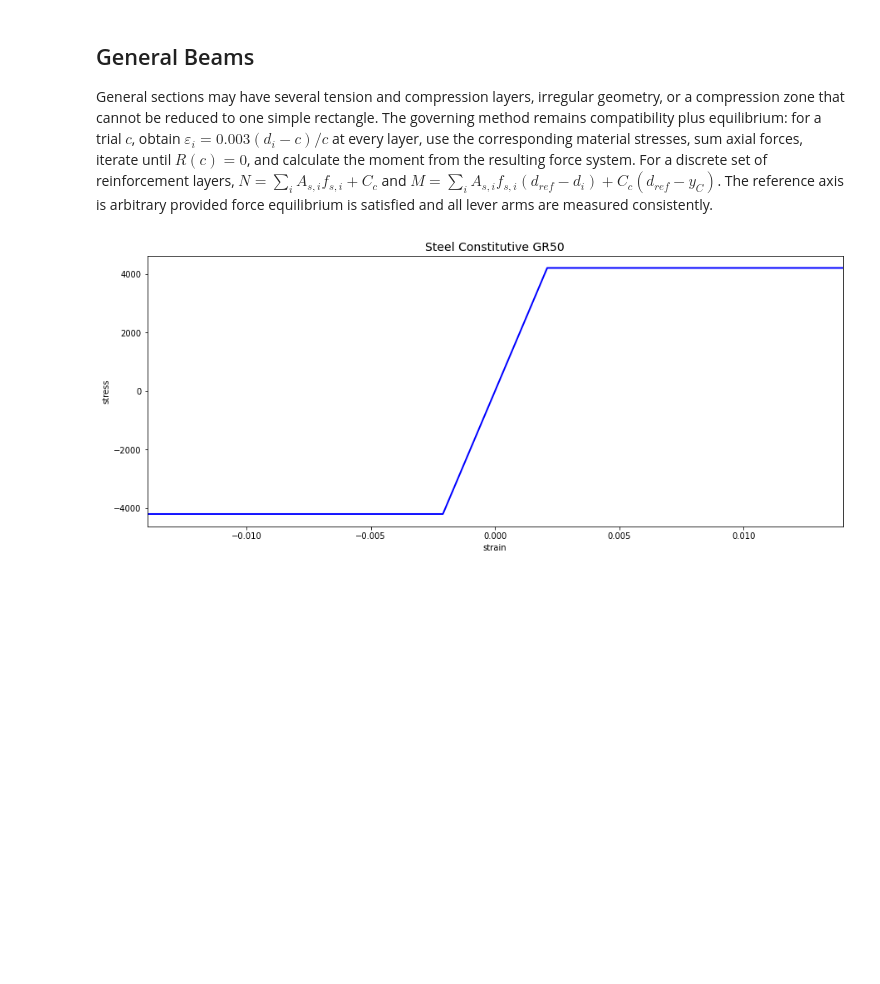
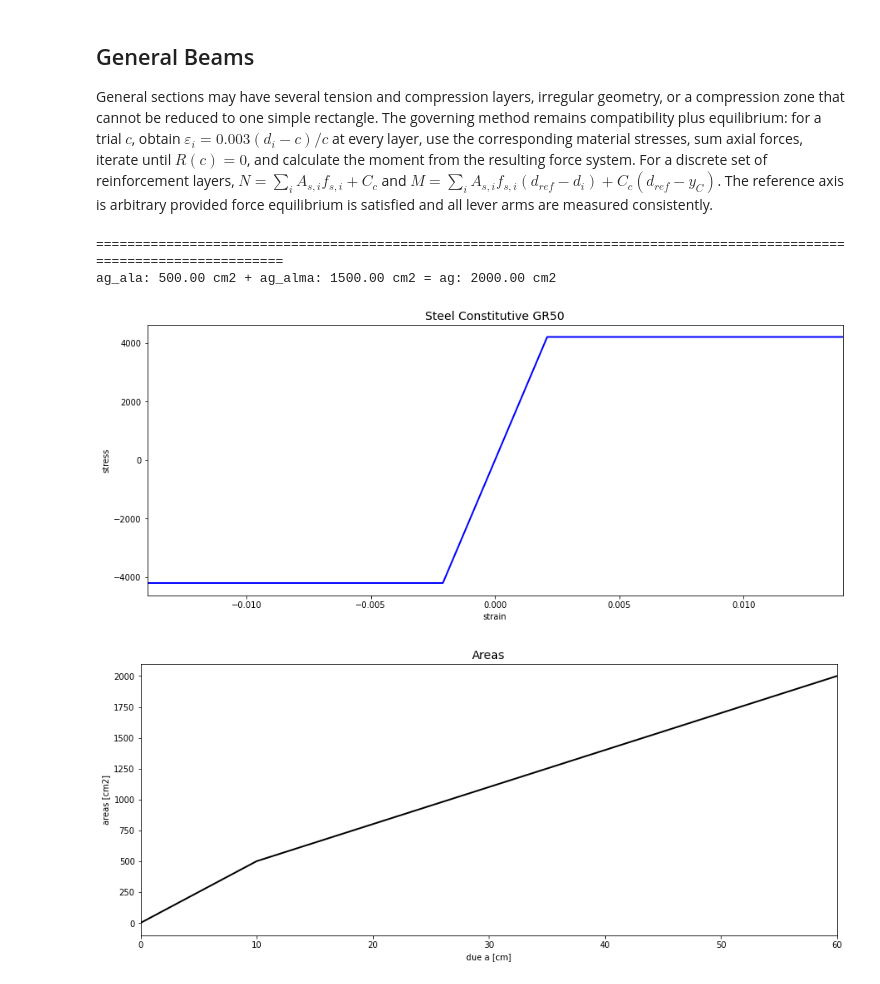
Before and after one commit to Normando1945/Repo_ConcreteII_Desing, a Jupyter notebook: Markdowns/03_Flexural_Strength_Design.ipynb, the cells around one changed output. Saved outputs shown, nothing was run; the diff lists cells and outputs as text; code cells hidden in the pictures; blank space fills up the shorter version.

```diff
--- a/Markdowns/03_Flexural_Strength_Design.ipynb
+++ b/Markdowns/03_Flexural_Strength_Design.ipynb
@@ -341,9 +341,32 @@ steel = np.array([
                 [4200, 0.0021],
                 [4200, 0.014]
 ])
+# %%
+#-----Solution-----
+ag_ala = tf*bf
+ag_alma = (h-tf)*bw
+ag = ag_ala + ag_alma
+
+areas = np.array([
+                    [0, 0],
+                    [tf, ag_ala],
+                    [h, ag_ala + ag_alma]
+])
+
+
+print('='*120)
+print(f'ag_ala: {ag_ala:.2f} cm2 + ag_alma: {ag_alma:.2f} cm2 = ag: {ag:.2f} cm2')
+# %% [output]
+========================================================================================================================
+ag_ala: 500.00 cm2 + ag_alma: 1500.00 cm2 = ag: 2000.00 cm2
 # %%
 #-----Plot---
 plotsteel = SimpleClass(steel[:,1], steel[:,0],title='Steel Constitutive GR50', xlabel='strain', ylabel='stress', color = (0,0,1))
 plotsteel.SimplePlot()
+
+plot_area_a = SimpleClass(areas[:,0], areas[:,1], title= 'Areas', xlabel= 'due a [cm]', ylabel= 'areas [cm2]',
+                          color=(0,0,0))
+plot_area_a.SimplePlot()
 # %% [output]
 [figure]
+[figure, added]
```
